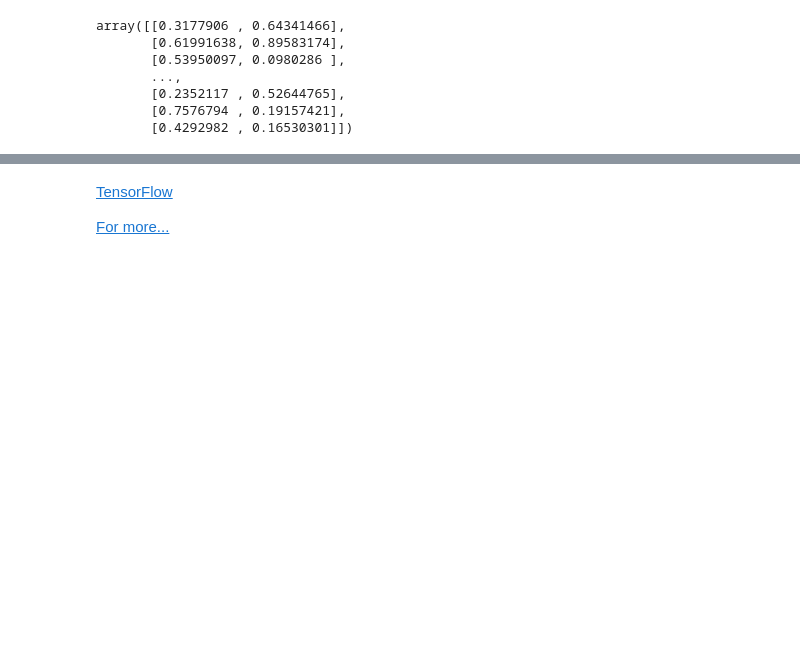
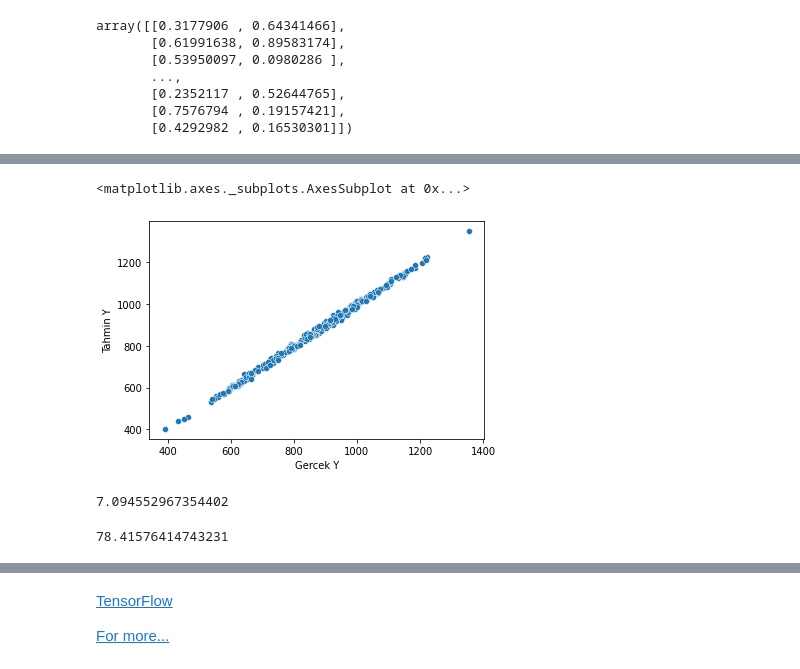
Before and after one commit to mkaraca25/DataScience, a Jupyter notebook: Tensorflow.ipynb, the cells around one changed output, grey strips where cells are left out. Drawn from its saved outputs; the diff is of its cells as text; code cells hidden in the pictures; blank space fills up the shorter version.

```diff
--- a/Tensorflow.ipynb
+++ b/Tensorflow.ipynb
@@ -129,0 +151,3 @@ testLoss
+# %%
+tahminDF=pd.DataFrame(y_test,columns=["Gercek Y"])
+tahminDF
@@ -129,0 +168,3 @@ testLoss
+# %%
+testTahminleri=pd.Series(testTahminleri.reshape(330,))
+testTahminleri
@@ -129,0 +184,3 @@ testLoss
+# %%
+tahminDF=pd.concat([tahminDF,testTahminleri],axis=1)
+tahminDF
@@ -129,0 +201,2 @@ testLoss
+# %%
+tahminDF.columns=["Gercek Y","Tahmin Y"]
@@ -129,0 +219,5 @@ testLoss
+# %%
+sbn.scatterplot(x="Gercek Y",y="Tahmin Y",data=tahminDF)
+# %% [output]
+<matplotlib.axes._subplots.AxesSubplot at 0x...>
+[figure, added]
@@ -129,0 +226,8 @@ testLoss
+# %%
+mean_absolute_error(tahminDF["Gercek Y"],tahminDF["Tahmin Y"])
+# %% [output]
+7.094552967354402
+# %%
+mean_squared_error(tahminDF["Gercek Y"],tahminDF["Tahmin Y"])
+# %% [output]
+78.41576414743231
```
Also changed, not shown: parts of 11 cells of this notebook.
